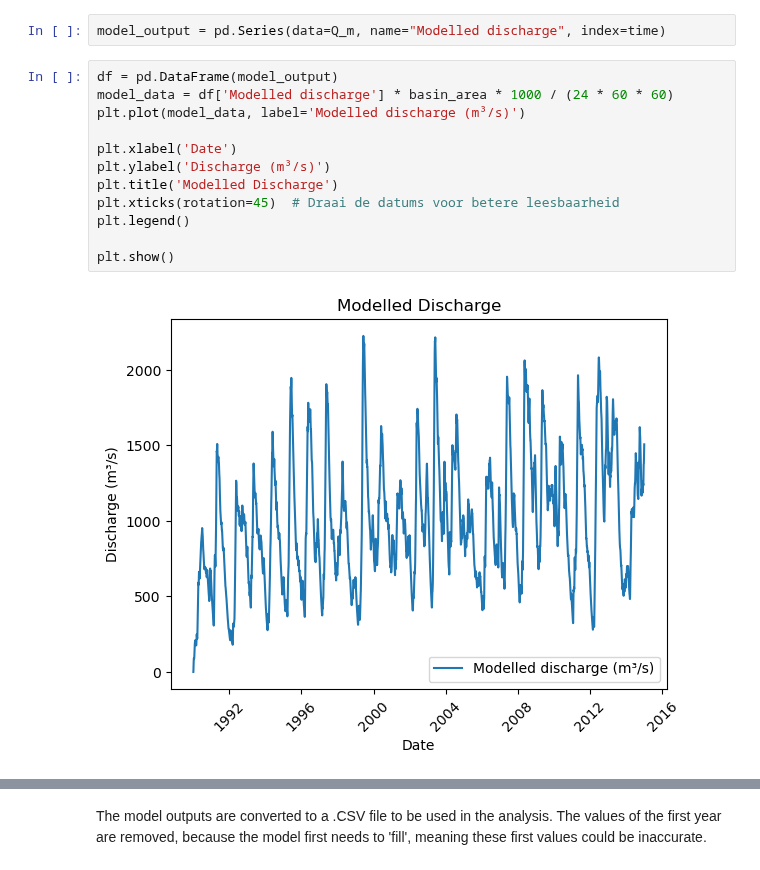
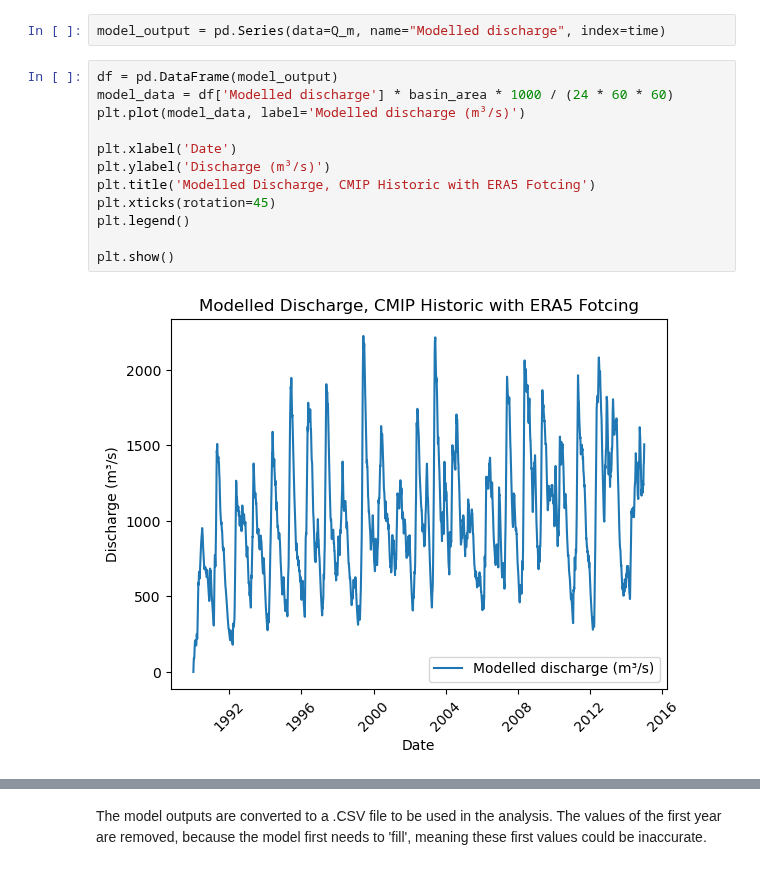
Before and after one commit to eWaterCycle/projects, a Jupyter notebook: book/thesis_projects/BSc/2025_Q4_ElkeSchokking_CEG/work in progress/Historic_CMIP.ipynb, the cells around one changed output, grey strips where cells are left out. Saved outputs shown, nothing was run; the diff lists cells and outputs as text.

Commit message:
Historic CMIP Final

```diff
--- a/book/thesis_projects/BSc/2025_Q4_ElkeSchokking_CEG/work in progress/Historic_CMIP.ipynb
+++ b/book/thesis_projects/BSc/2025_Q4_ElkeSchokking_CEG/work in progress/Historic_CMIP.ipynb
@@ -149,15 +149,15 @@ model_output = pd.Series(data=Q_m, name="Modelled discharge", index=time)
 # %%
 df = pd.DataFrame(model_output)
 model_data = df['Modelled discharge'] * basin_area * 1000 / (24 * 60 * 60)
 plt.plot(model_data, label='Modelled discharge (m³/s)')
 
 plt.xlabel('Date')
 plt.ylabel('Discharge (m³/s)')
-plt.title('Modelled Discharge')
-plt.xticks(rotation=45)  # Draai de datums voor betere leesbaarheid
+plt.title('Modelled Discharge, CMIP Historic with ERA5 Fotcing')
+plt.xticks(rotation=45)
 plt.legend()
 
 plt.show()
 # %% [output]
-[figure, old version]
+[figure, new version]
 # %%
```
Also changed, not shown: parts of 1 cell of this notebook.
